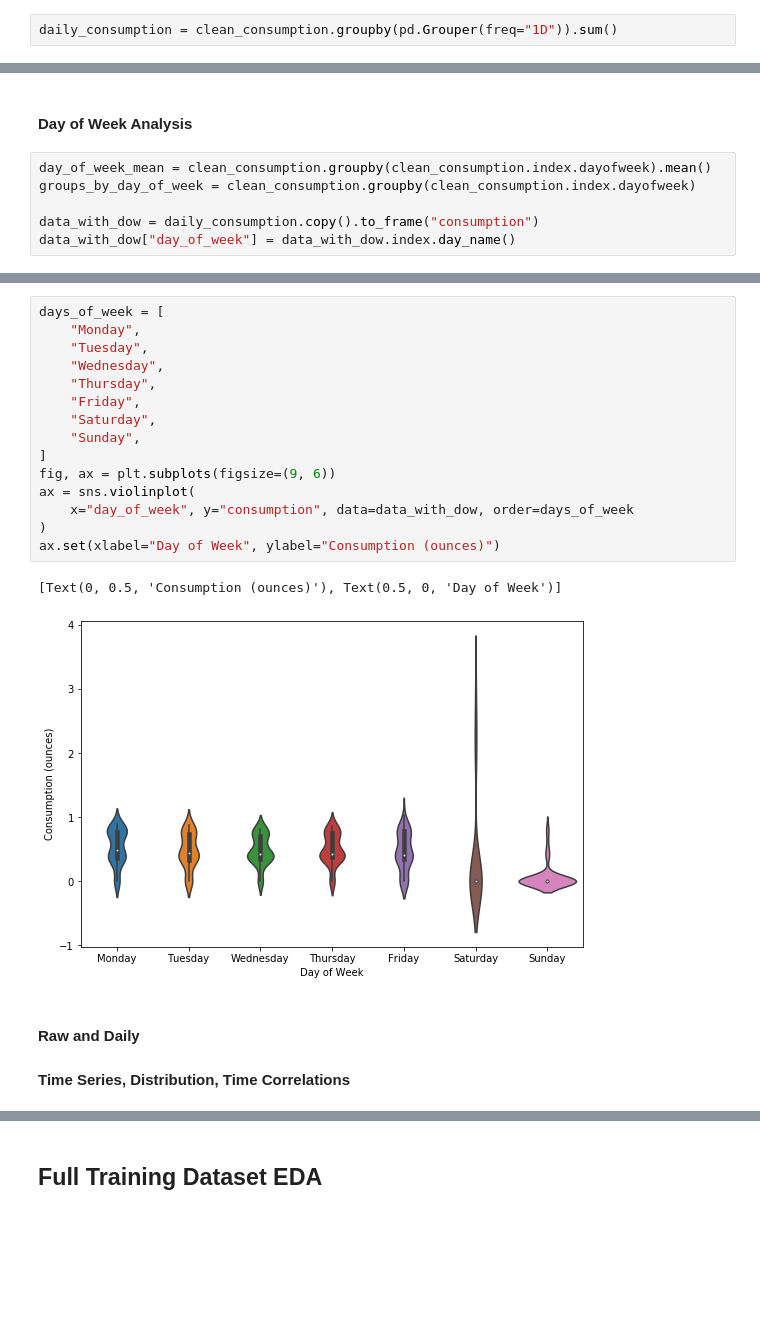
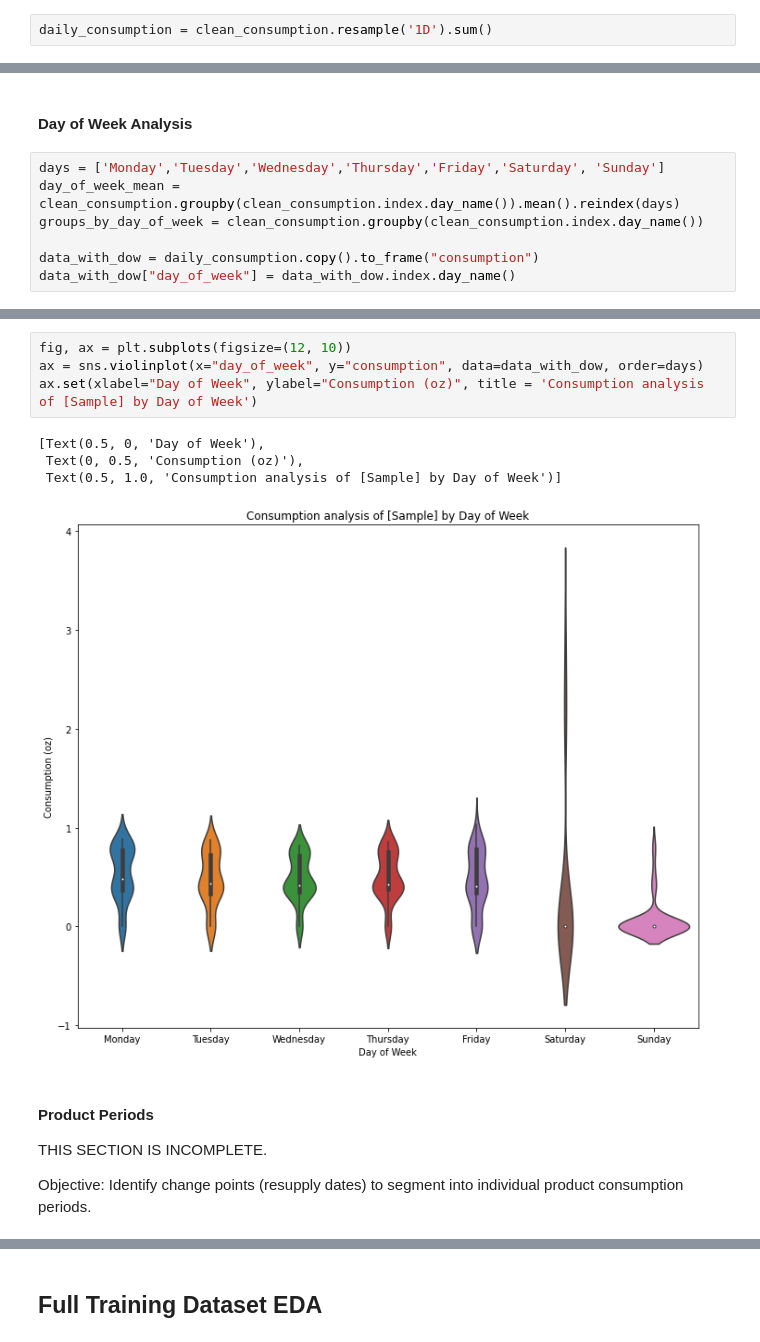
Before and after one commit to jbpauly/smart-simulation, a Jupyter notebook: smart_simulation/Notebooks/hypothesis_analysis.ipynb, the cells around one changed output, grey strips where cells are left out. Drawn from its saved outputs; the diff is of its cells as text; blank space fills up the shorter version.

Commit message:
Cleanup of EDA notebook.

```diff
--- a/smart_simulation/Notebooks/hypothesis_analysis.ipynb
+++ b/smart_simulation/Notebooks/hypothesis_analysis.ipynb
@@ -76,4 +104,4 @@ clean_consumption.plot()
 # %% [markdown]
 #### Daily Frequency Analysis
 # %%
-daily_consumption = clean_consumption.groupby(pd.Grouper(freq="1D")).sum()
+daily_consumption = clean_consumption.resample('1D').sum()
@@ -85,8 +112,9 @@ daily_consumption.plot()
 # %% [markdown]
 #### Day of Week Analysis
 # %%
-day_of_week_mean = clean_consumption.groupby(clean_consumption.index.dayofweek).mean()
-groups_by_day_of_week = clean_consumption.groupby(clean_consumption.index.dayofweek)
+days = ['Monday','Tuesday','Wednesday','Thursday','Friday','Saturday', 'Sunday']
+day_of_week_mean = clean_consumption.groupby(clean_consumption.index.day_name()).mean().reindex(days)
+groups_by_day_of_week = clean_consumption.groupby(clean_consumption.index.day_name())
 
 data_with_dow = daily_consumption.copy().to_frame("consumption")
 data_with_dow["day_of_week"] = data_with_dow.index.day_name()
@@ -133,21 +139,15 @@ sns.__version__
 # %%
-days_of_week = [
-    "Monday",
-    "Tuesday",
-    "Wednesday",
-    "Thursday",
-    "Friday",
-    "Saturday",
-    "Sunday",
-]
-fig, ax = plt.subplots(figsize=(9, 6))
-ax = sns.violinplot(
-    x="day_of_week", y="consumption", data=data_with_dow, order=days_of_week
-)
-ax.set(xlabel="Day of Week", ylabel="Consumption (ounces)")
+fig, ax = plt.subplots(figsize=(12, 10))
+ax = sns.violinplot(x="day_of_week", y="consumption", data=data_with_dow, order=days)
+ax.set(xlabel="Day of Week", ylabel="Consumption (oz)", title = 'Consumption analysis of [Sample] by Day of Week')
 # %% [output]
-[Text(0, 0.5, 'Consumption (ounces)'), Text(0.5, 0, 'Day of Week')]
+[Text(0.5, 0, 'Day of Week'),
+ Text(0, 0.5, 'Consumption (oz)'),
+ Text(0.5, 1.0, 'Consumption analysis of [Sample] by Day of Week')]
-[figure, old version]
+[figure, new version]
-# %% [markdown]
-#### Raw and Daily
-#### Time Series, Distribution, Time Correlations
+# %% [markdown]
+#### Product Periods
+
+THIS SECTION IS INCOMPLETE.
+
+Objective: Identify change points (resupply dates) to segment into individual product consumption periods.
```
Also changed, not shown: parts of 19 cells of this notebook.
